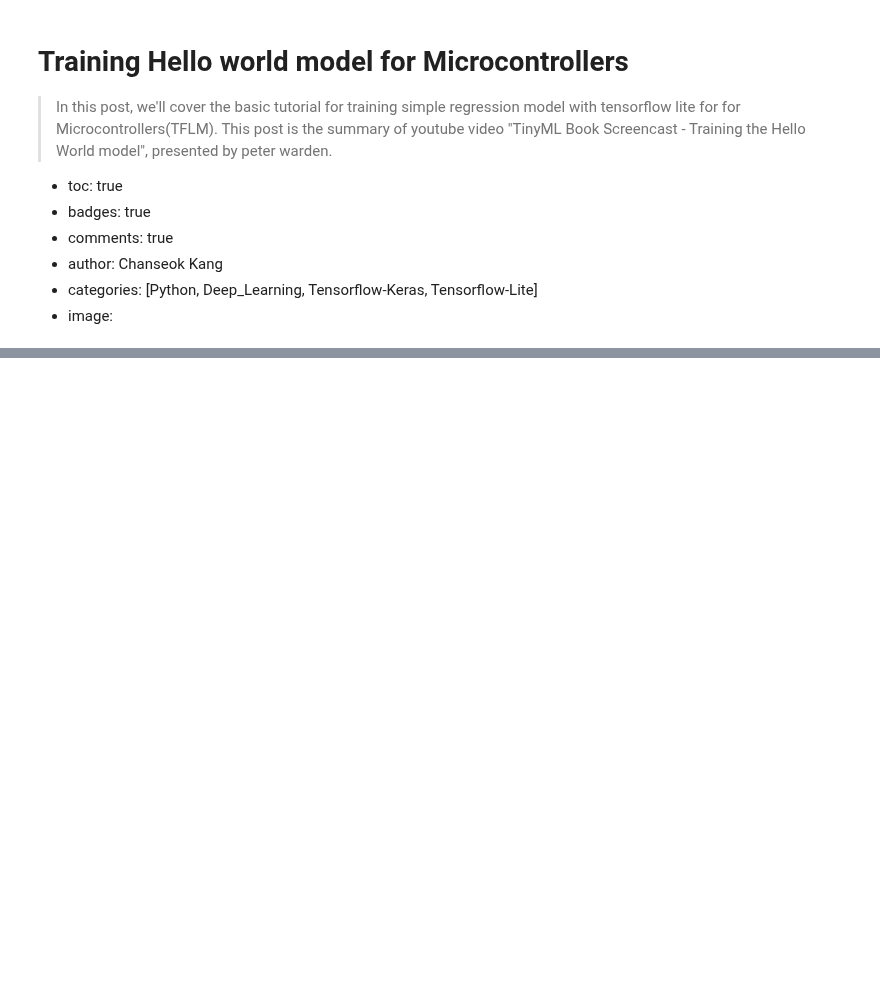
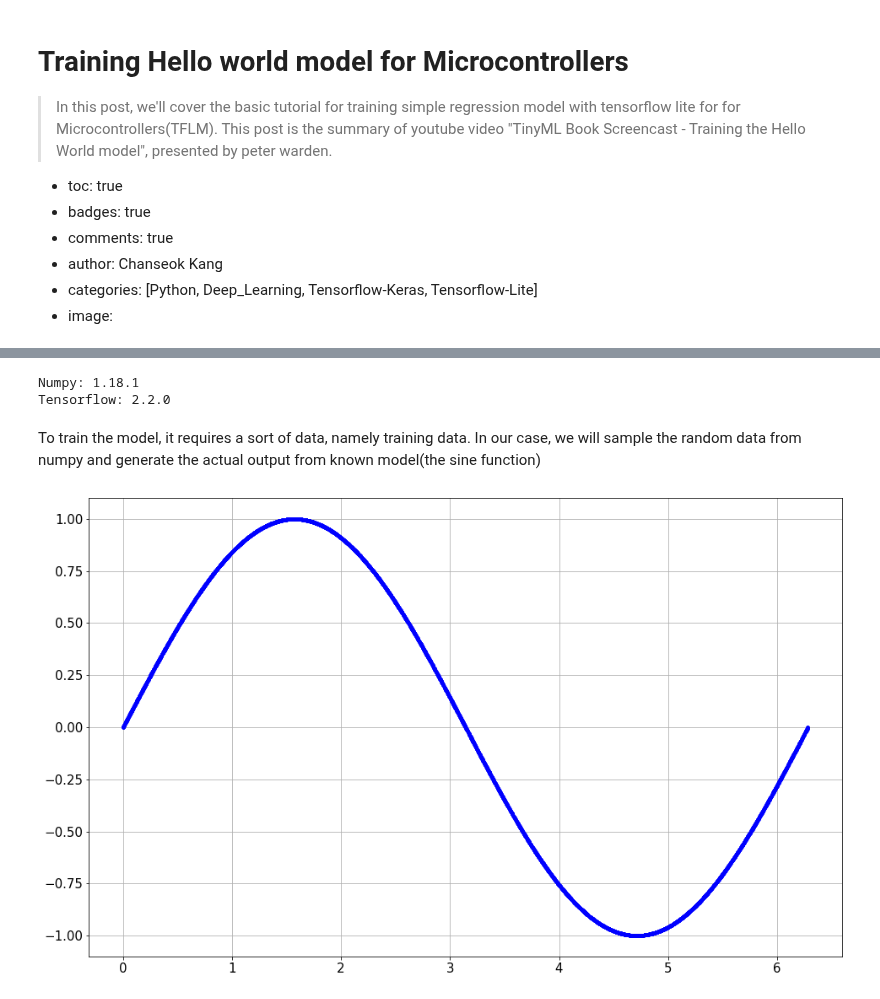
Before and after one commit to goodboychan/goodboychan.github.io, a Jupyter notebook: _notebooks/2020-09-24-01-Training-Hello-world-Model-for-Microcontroller.ipynb, the cells around one changed output, grey strips where cells are left out. Cells and saved outputs as stored; diff of their text form; code cells hidden in the pictures; blank space fills up the shorter version.

```diff
--- a/_notebooks/2020-09-24-01-Training-Hello-world-Model-for-Microcontroller.ipynb
+++ b/_notebooks/2020-09-24-01-Training-Hello-world-Model-for-Microcontroller.ipynb
@@ -26,0 +57,38 @@ WIP
+# %%
+import numpy as np
+import tensorflow as tf
+import matplotlib.pyplot as plt
+import math
+
+plt.rcParams['figure.figsize'] = (16, 10)
+plt.rc('font', size=15)
+
+# define random seed for reproducibility
+np.random.seed(1) # numpy seed
+tf.random.set_seed(1) # tensorflow global random seed
+# %%
+print('Numpy: {}'.format(np.__version__))
+print('Tensorflow: {}'.format(tf.__version__))
+# %% [output]
+Numpy: 1.18.1
+Tensorflow: 2.2.0
+# %% [markdown]
+To train the model, it requires a sort of data, namely training data. In our case, we will sample the random data from numpy and generate the actual output from known model(the sine function)
+# %%
+# Generate a uniformly distributed set of random numbers in the range from
+# 0 to 2π, which covers a complete sine wave oscillation
+X = np.random.uniform(
+    low=0, high=2*math.pi, size=10000).astype(np.float32)
+
+# Shuffle the values to guarantee they're not in order
+np.random.shuffle(X)
+
+# Calculate the corresponding sine values
+y = np.sin(X).astype(np.float32)
+
+# Plot our data. The 'b.' argument tells the library to print blue dots.
+plt.plot(X, y, 'b.')
+plt.grid()
+plt.show()
+# %% [output]
+[figure, added]
```
Also changed, not shown: parts of 25 cells of this notebook, 3 other files.
